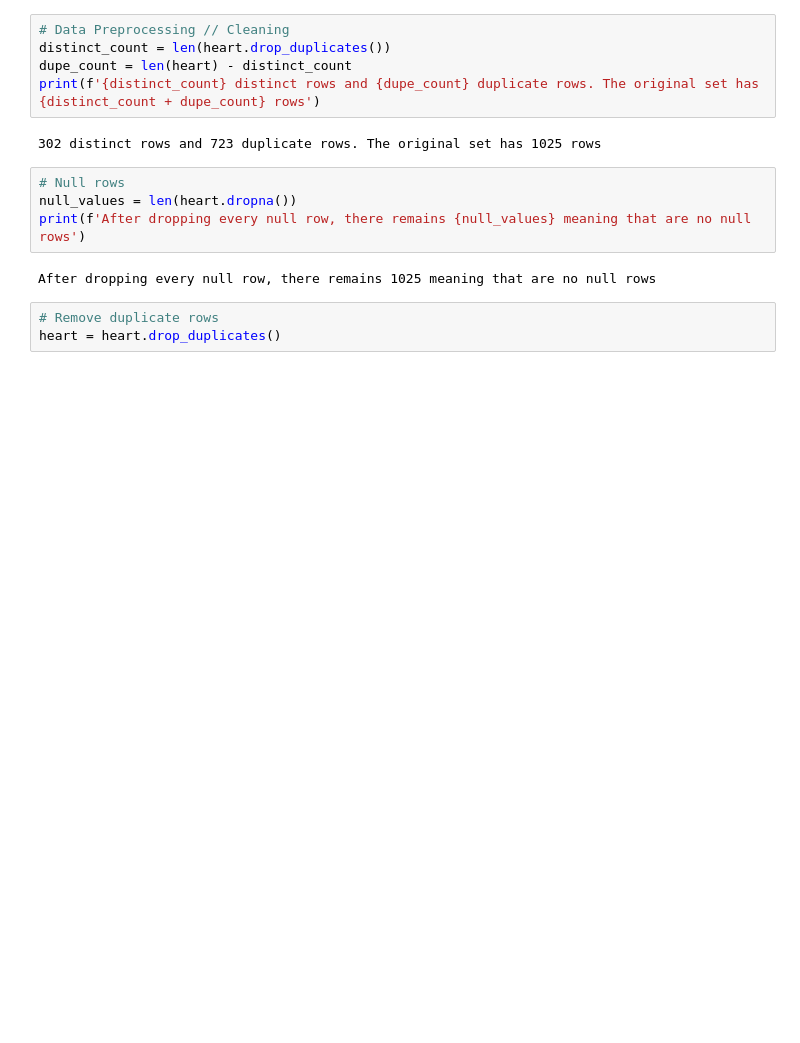
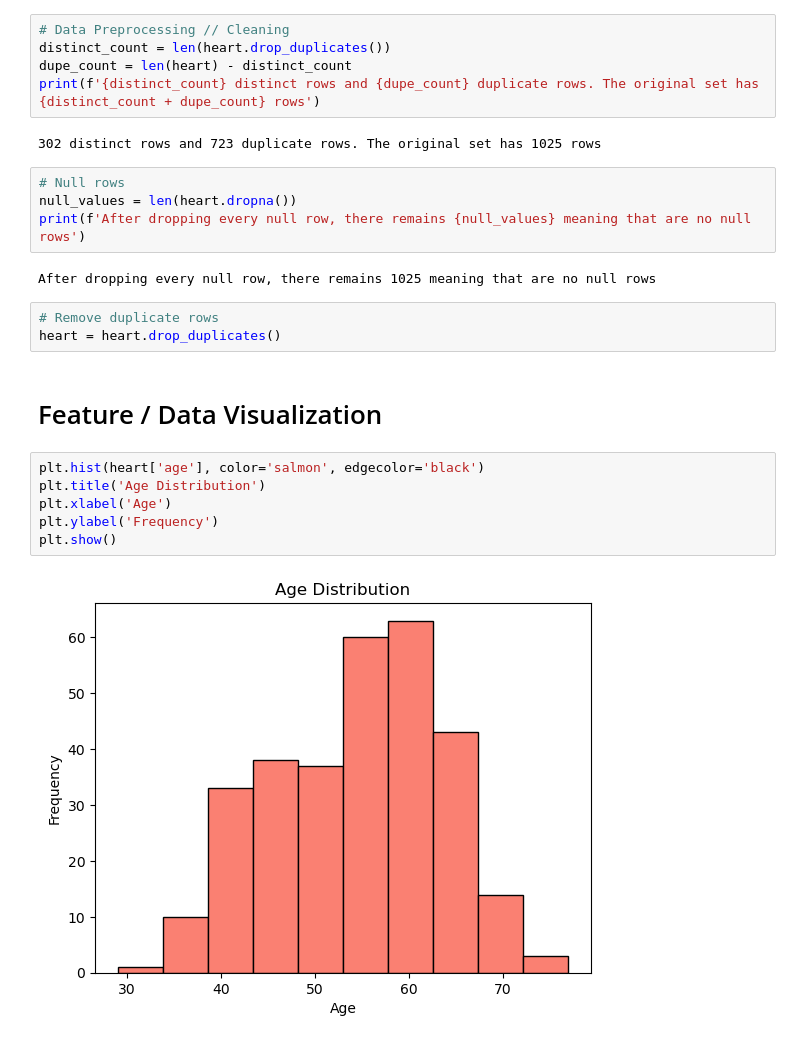
Before and after one commit to locnhoang/Heart-Disease-Detection, a Jupyter notebook: Code.ipynb, the cells around one changed output. Saved outputs shown, nothing was run; the diff lists cells and outputs as text; blank space fills up the shorter version.

```diff
--- a/Code.ipynb
+++ b/Code.ipynb
@@ -78,3 +84,13 @@ After dropping every null row, there remains 1025 meaning that are no null rows
 # %%
 # Remove duplicate rows
 heart = heart.drop_duplicates()
+# %% [markdown]
+# Feature / Data Visualization
+# %%
+plt.hist(heart['age'], color='salmon', edgecolor='black')
+plt.title('Age Distribution')
+plt.xlabel('Age')
+plt.ylabel('Frequency')
+plt.show()
+# %% [output]
+[figure, added]
```
Also changed, not shown: parts of 15 cells of this notebook.
